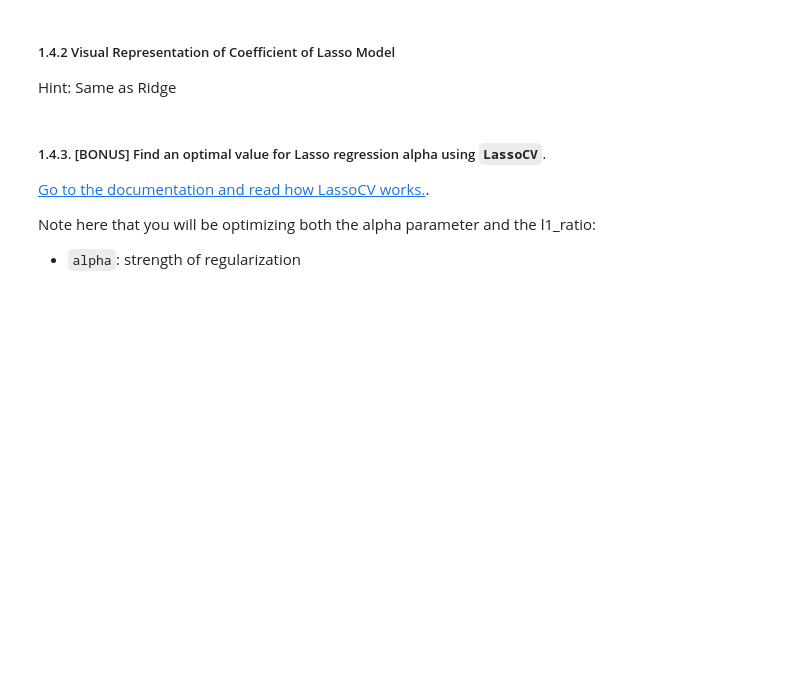
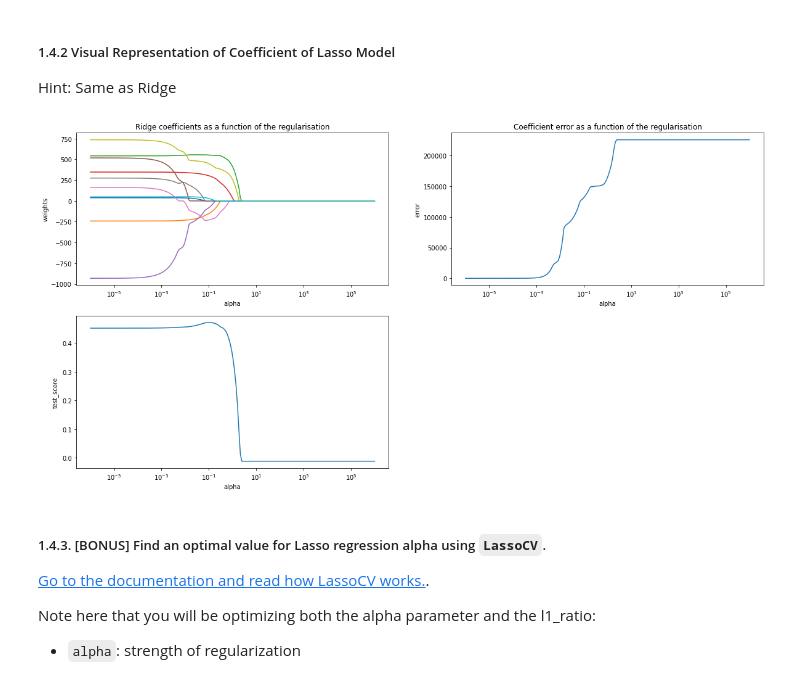
Before and after one commit to ashishahuja80/DataScience, a Jupyter notebook: Labs4/IOD_Lab.4.4.ipynb, the cells around one changed output. Cells and saved outputs as stored; diff of their text form; code cells hidden in the pictures; blank space fills up the shorter version.

```diff
--- a/Labs4/IOD_Lab.4.4.ipynb
+++ b/Labs4/IOD_Lab.4.4.ipynb
@@ -138,6 +239,7 @@ view_coeff(X, optimal_ridge)
 ##### 1.4.1 Calculate Lasso Regression model
 # %%
 ## Calculate Lasso Regression model
+model_lasso = Lasso()
 
 # create a model object to hold the modelling parameters
 
@@ -146,7 +248,25 @@ view_coeff(X, optimal_ridge)
 
 # create a range of alphas to calculate
 
+coefs = []
+errors = []
+score_test=[]
+score_train=[]
+r2_score_test=[]
+# create a range of alphas to calculate
+lasso_alphas = np.logspace(-6, 6, 200)
+
+
 # Train the model with different regularisation strengths
+for a in lasso_alphas:
+    model_lasso.set_params(alpha = a)
+    model_lasso.fit(X_train, y_train)
+    score_train.append(model_lasso.score(X_train,y_train))
+    score_test.append(model_lasso.score(X_test,y_test))
+    y_pred=model_lasso.predict(X_test)
+    r2_score_test.append(r2_score(y_test, y_pred))
+    coefs.append(model_lasso.coef_)
+    errors.append(mean_squared_error(model_lasso.coef_, model.coef_))
 # %% [markdown]
 ##### 1.4.2 Visual Representation of Coefficient of Lasso Model
 
@@ -156,3 +274,41 @@ Hint: Same as Ridge
+# %%
+# Display results
+
+# Display results
+plt.figure(figsize = (20, 10))
+
+plt.subplot(221)
+ax = plt.gca()
+ax.plot(lasso_alphas, coefs)
+#ax.plot(lasso_alphas,score_test)
+ax.set_xscale('log')
+plt.xlabel('alpha')
+plt.ylabel('weights')
+plt.title('Ridge coefficients as a function of the regularisation')
+plt.axis('tight')
+
+plt.subplot(222)
+ax = plt.gca()
+ax.plot(lasso_alphas, errors)
+ax.set_xscale('log')
+plt.xlabel('alpha')
+plt.ylabel('error')
+plt.title('Coefficient error as a function of the regularisation')
+plt.axis('tight')
+
+plt.subplot(223)
+ax = plt.gca()
+#ax.plot(ridge_alphas, coefs)
+ax.plot(lasso_alphas,score_test)
+ax.set_xscale('log')
+plt.xlabel('alpha')
+plt.ylabel('test_score')
+#plt.title('Ridge coefficients as a function of the regularisation')
+plt.axis('tight')
+
+plt.show()
+# %% [output]
+[figure, added]
 # %% [markdown]
 ##### 1.4.3. [BONUS]  Find an optimal value for Lasso regression alpha using `LassoCV`.
 
```
Also changed, not shown: parts of 25 cells of this notebook.
